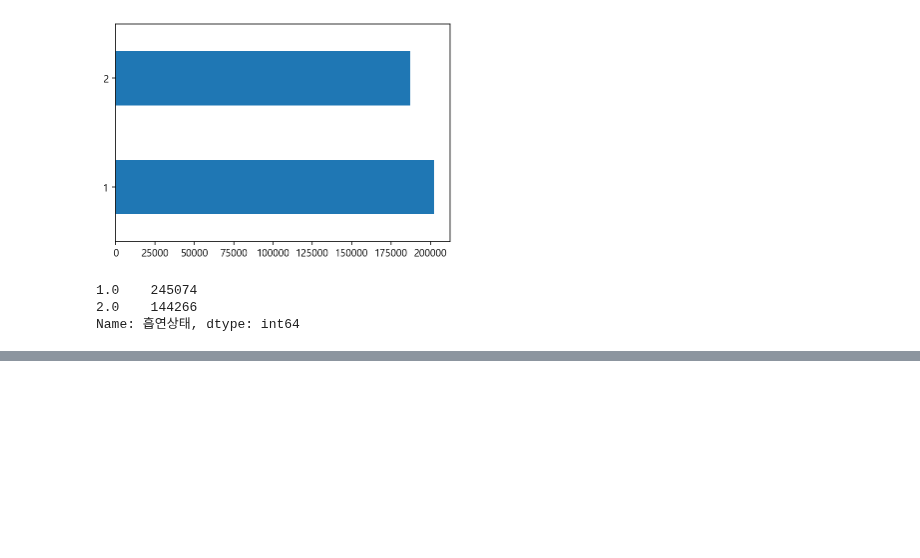
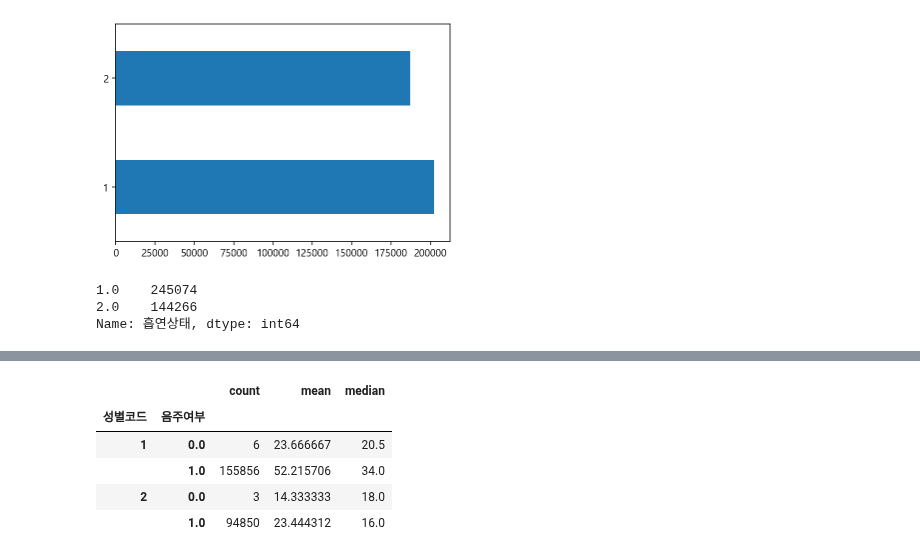
Before and after one commit to tree698/Data_Analysis, a Jupyter notebook: 1. Health Check/Untitled.ipynb, the cells around one changed output, grey strips where cells are left out. Cells and saved outputs as stored; diff of their text form; code cells hidden in the pictures; blank space fills up the shorter version.

```diff
--- a/1. Health Check/Untitled.ipynb
+++ b/1. Health Check/Untitled.ipynb
@@ -274,0 +327,11 @@ Name: 흡연상태, dtype: int64
+# %%
+# agg를 사용하면 원하는 여러 수치만 볼수 있다
+
+df.groupby(["성별코드", "음주여부"])["감마 지티피"].agg(["count", "mean", "median"])
+# %% [output]
+|  |  | count | mean | median |
+| 성별코드 | 음주여부 |  |  |  |
+| 1 | 0.0 | 6 | 23.666667 | 20.5 |
+|  | 1.0 | 155856 | 52.215706 | 34.0 |
+| 2 | 0.0 | 3 | 14.333333 | 18.0 |
+|  | 1.0 | 94850 | 23.444312 | 16.0 |
```
Also changed, not shown: parts of 14 cells of this notebook.
